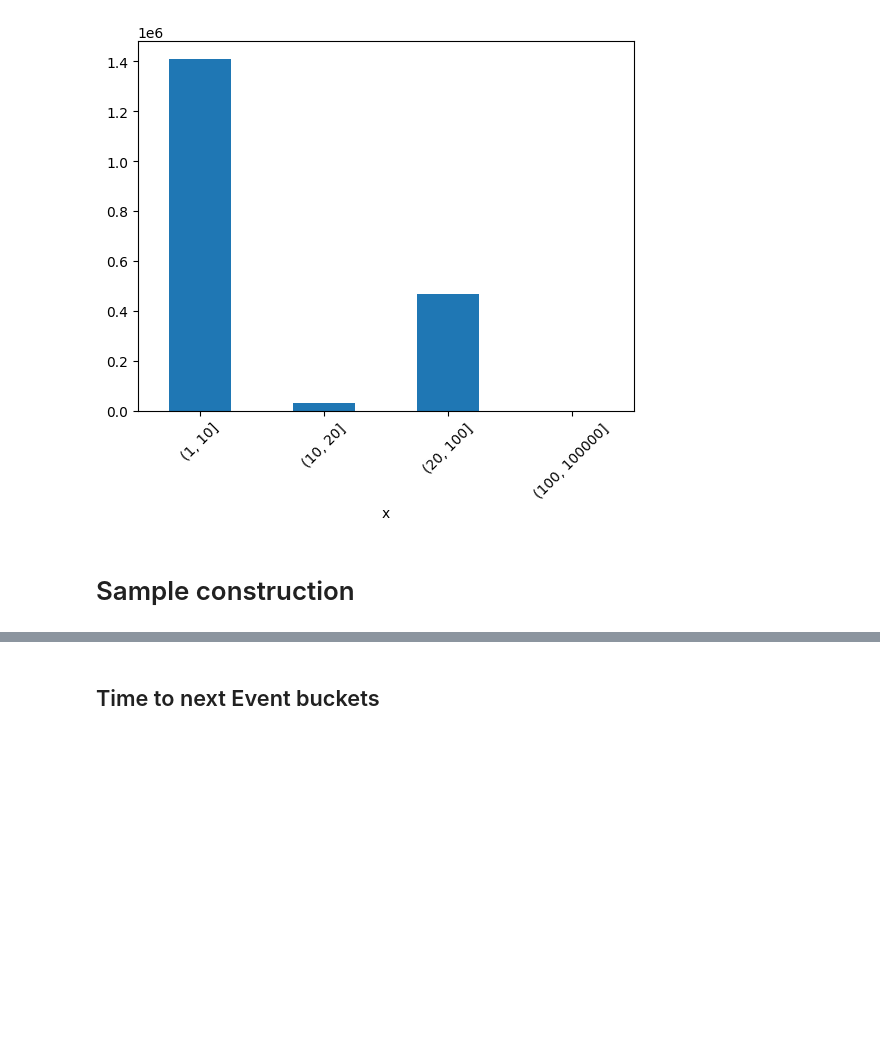
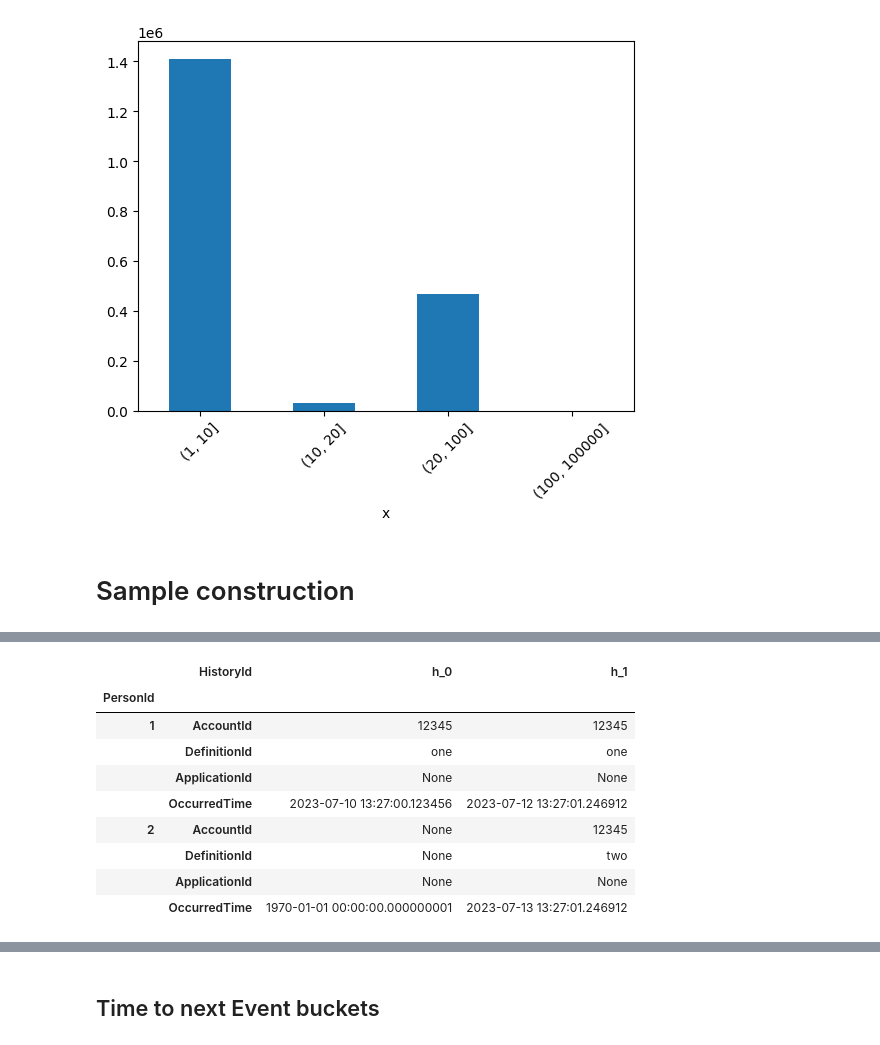
Before and after one commit to airtai/infobip-service, a Jupyter notebook: infobip_service/preprocessing.ipynb, the cells around one changed output, grey strips where cells are left out. Cells and saved outputs as stored; diff of their text form; code cells hidden in the pictures; blank space fills up the shorter version.

```diff
--- a/infobip_service/preprocessing.ipynb
+++ b/infobip_service/preprocessing.ipynb
@@ -107,0 +172,20 @@ df.groupby(factor).apply(lambda x: x.count()).plot(kind='bar', rot=45, legend=0)
+# %%
+#| export
+def pad_left(l: list, *, size: int) -> list:
+    return np.pad(l, pad_width=(size-len(l),0), mode='empty')
+
+
+def _create_user_history(user_history: pd.DataFrame, *, t0: datetime, history_size: int) -> pd.DataFrame:
+    user_history = user_history[user_history['OccurredTime'] < t0]
+    user_history = user_history.sort_values(by='OccurredTime', ascending=False)
+    user_history = user_history.head(history_size)
+    user_history = user_history.sort_values(by='OccurredTime')
+
+    reconstructed_history = pd.DataFrame({
+        "AccountId": pad_left(user_history["AccountId"].values, size=history_size),
+        "DefinitionId": pad_left(user_history["DefinitionId"].values, size=history_size),
+        "ApplicationId": pad_left(user_history["ApplicationId"].values, size=history_size),
+        "OccurredTime": pad_left(user_history["OccurredTime"].values, size=history_size),
+    }, index=pd.Index([f"h_{i}" for i in range(history_size)], name="HistoryId")).T
+
+    return reconstructed_history
@@ -107,0 +200,17 @@ df.groupby(factor).apply(lambda x: x.count()).plot(kind='bar', rot=45, legend=0)
+# %%
+user_histories = pd.DataFrame({
+        "AccountId": [12345, 12345, 12345, 12345, 12345],
+        "OccurredTime": [
+            "2023-07-10 13:27:00.123456",
+            "2023-07-12 13:27:01.246912",
+            "2023-07-28 13:27:05.740736",
+            "2023-07-13 13:27:01.246912",
+            "2023-07-26 13:27:05.740736",
+        ],
+        "DefinitionId": ["one", "one", "one", "two", "two"],
+        "ApplicationId": [None, None, None, None, None],
+    }, index=pd.Index([1, 1, 1, 2, 2], name="PersonId"))
+user_histories["OccurredTime"] = pd.to_datetime(user_histories["OccurredTime"])
+user_histories["AccountId"] = user_histories["AccountId"].astype("string[pyarrow]")
+
+user_histories
@@ -107,0 +225,18 @@ df.groupby(factor).apply(lambda x: x.count()).plot(kind='bar', rot=45, legend=0)
+# %%
+# | export
+
+def create_user_histories(user_histories: pd.DataFrame, *, t0: datetime, history_size: int) -> pd.DataFrame:
+        return user_histories.groupby("PersonId").apply(lambda x: _create_user_history(x, t0=t0, history_size=history_size))
+# %%
+create_user_histories(user_histories, t0=datetime(2023, 7, 16), history_size=2)
+# %% [output]
+|  | HistoryId | h_0 | h_1 |
+| PersonId |  |  |  |
+| 1 | AccountId | 12345 | 12345 |
+|  | DefinitionId | one | one |
+|  | ApplicationId | None | None |
+|  | OccurredTime | 2023-07-10 13:27:00.123456 | 2023-07-12 13:27:01.246912 |
+| 2 | AccountId | None | 12345 |
+|  | DefinitionId | None | two |
+|  | ApplicationId | None | None |
+|  | OccurredTime | 1970-01-01 00:00:00.000000001 | 2023-07-13 13:27:01.246912 |
```
Also changed, not shown: parts of 32 cells of this notebook, 1 other file.
